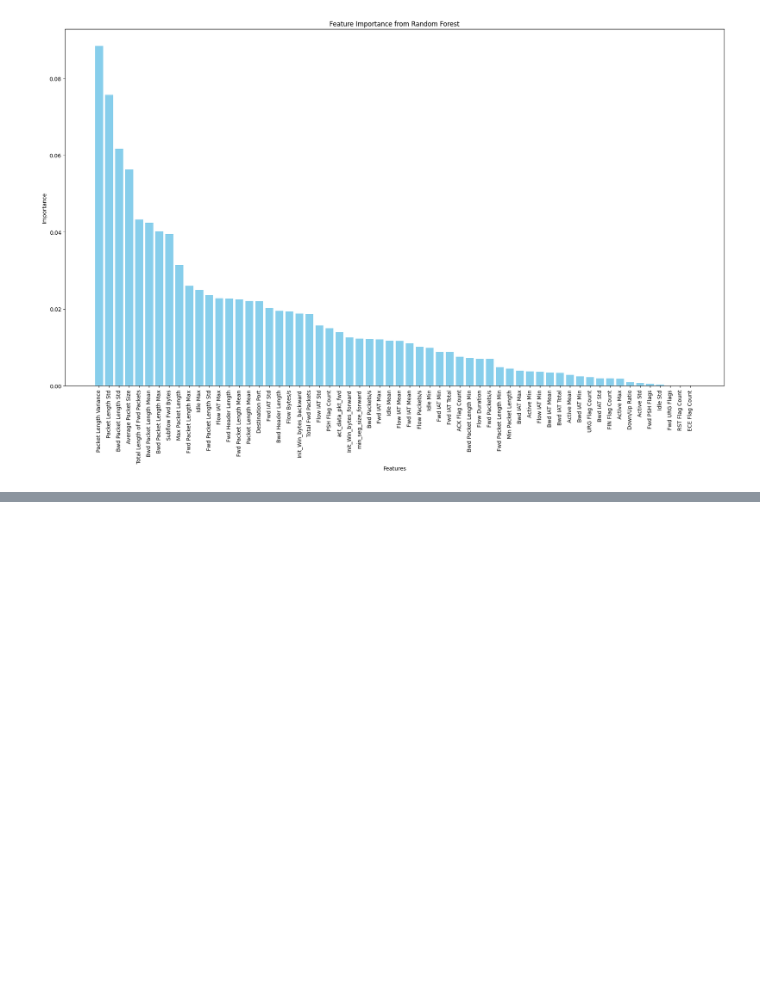
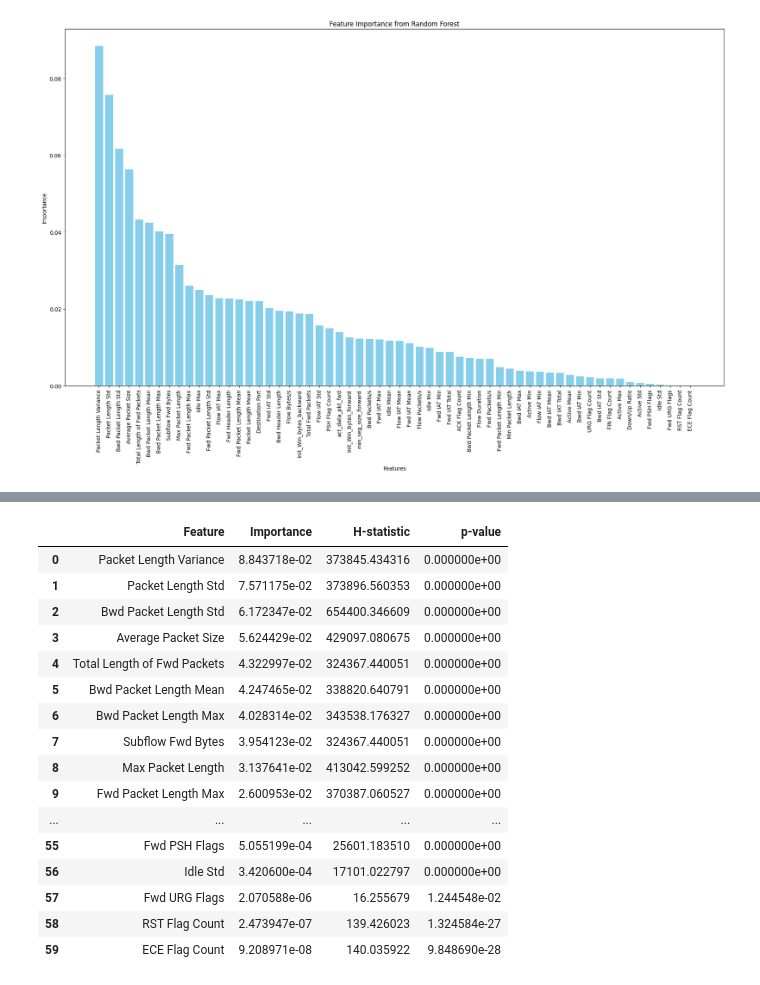
Before and after one commit to dani2308/scadatr, a Jupyter notebook: eda.ipynb, the cells around one changed output, grey strips where cells are left out. Cells and saved outputs as stored; diff of their text form; code cells hidden in the pictures; blank space fills up the shorter version.

```diff
--- a/eda.ipynb
+++ b/eda.ipynb
@@ -1030,0 +1042,27 @@ Normal Traffic       1.00      1.00      1.00    628518
+# %%
+# Preparing the df for comparison
+h_p_stats.reset_index(inplace = True)
+h_p_stats.rename(columns = {'index':'Feature'}, inplace = True)
+
+# Sorting the new df for easier visualization
+comparison_tb = feature_importance_tree.merge(h_p_stats, on = 'Feature', how = 'left')
+comparison_tb_sorted = comparison_tb.sort_values(by='Importance', ascending=False)
+comparison_tb_sorted
+# %% [output]
+|  | Feature | Importance | H-statistic | p-value |
+| 0 | Packet Length Variance | 8.843718e-02 | 373845.434316 | 0.000000e+00 |
+| 1 | Packet Length Std | 7.571175e-02 | 373896.560353 | 0.000000e+00 |
+| 2 | Bwd Packet Length Std | 6.172347e-02 | 654400.346609 | 0.000000e+00 |
+| 3 | Average Packet Size | 5.624429e-02 | 429097.080675 | 0.000000e+00 |
+| 4 | Total Length of Fwd Packets | 4.322997e-02 | 324367.440051 | 0.000000e+00 |
+| 5 | Bwd Packet Length Mean | 4.247465e-02 | 338820.640791 | 0.000000e+00 |
+| 6 | Bwd Packet Length Max | 4.028314e-02 | 343538.176327 | 0.000000e+00 |
+| 7 | Subflow Fwd Bytes | 3.954123e-02 | 324367.440051 | 0.000000e+00 |
+| 8 | Max Packet Length | 3.137641e-02 | 413042.599252 | 0.000000e+00 |
+| 9 | Fwd Packet Length Max | 2.600953e-02 | 370387.060527 | 0.000000e+00 |
+| ... | ... | ... | ... | ... |
+| 55 | Fwd PSH Flags | 5.055199e-04 | 25601.183510 | 0.000000e+00 |
+| 56 | Idle Std | 3.420600e-04 | 17101.022797 | 0.000000e+00 |
+| 57 | Fwd URG Flags | 2.070588e-06 | 16.255679 | 1.244548e-02 |
+| 58 | RST Flag Count | 2.473947e-07 | 139.426023 | 1.324584e-27 |
+| 59 | ECE Flag Count | 9.208971e-08 | 140.035922 | 9.848690e-28 |
```
Also changed, not shown: parts of 5 cells of this notebook.
